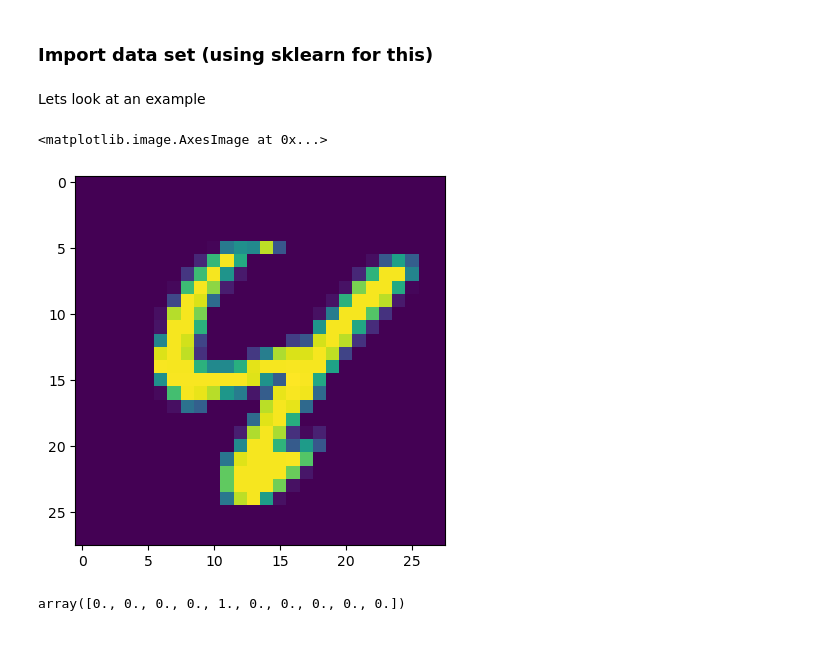
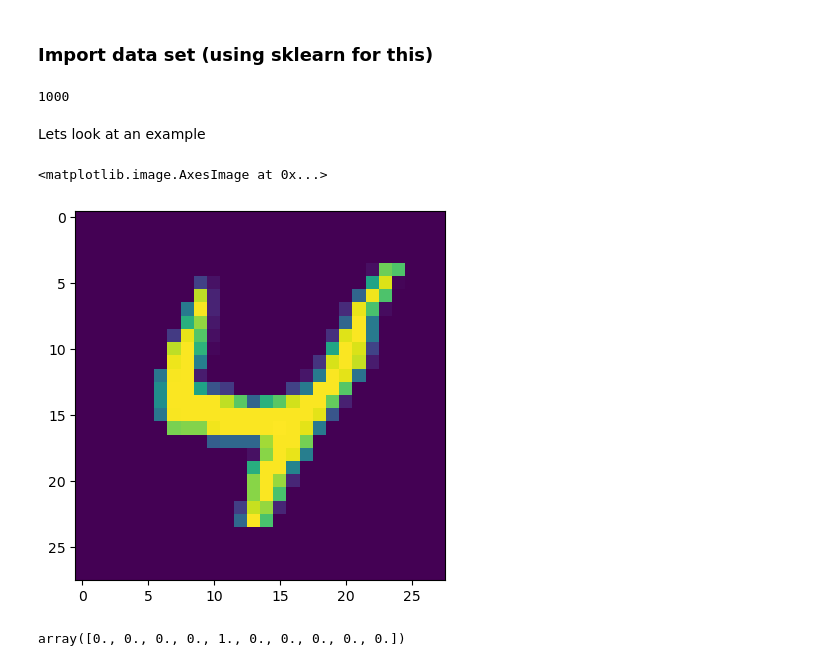
Before and after one commit to DrEntropy/NNbyHand, a Jupyter notebook: byhand.ipynb, the cells around one changed output. Saved outputs shown, nothing was run; the diff lists cells and outputs as text; code cells hidden in the pictures.

```diff
--- a/byhand.ipynb
+++ b/byhand.ipynb
@@ -15,17 +15,25 @@ X, y = fetch_openml(
 X = X/ 255.0
 y_enc = OneHotEncoder().fit_transform(y[:, np.newaxis]).toarray()
 
-
-train_samples = 5000
+np.random.seed(42)
+train_samples = 6000
 X_train, X_test, y_train, y_test = train_test_split(
-    X, y_enc, train_size=train_samples, test_size=10000
+    X, y_enc, train_size=train_samples, test_size=10000, random_state = 42
 )
+val_samples = 1000
+X_train, X_val, y_train, y_val = train_test_split(
+    X_train, y_train, test_size=val_samples, random_state = 42
+)
+# %%
+len(y_val)
+# %% [output]
+1000
 # %% [markdown]
 Lets look at an example
 # %%
-example = np.reshape(X_train[5],[28,28])
+example = np.reshape(X_train[3],[28,28])
 plt.imshow(example)
 # %% [output]
 <matplotlib.image.AxesImage at 0x...>
-[figure, old version]
+[figure, new version]
 # %%
```
Also changed, not shown: parts of 52 cells of this notebook, 1 other file.
